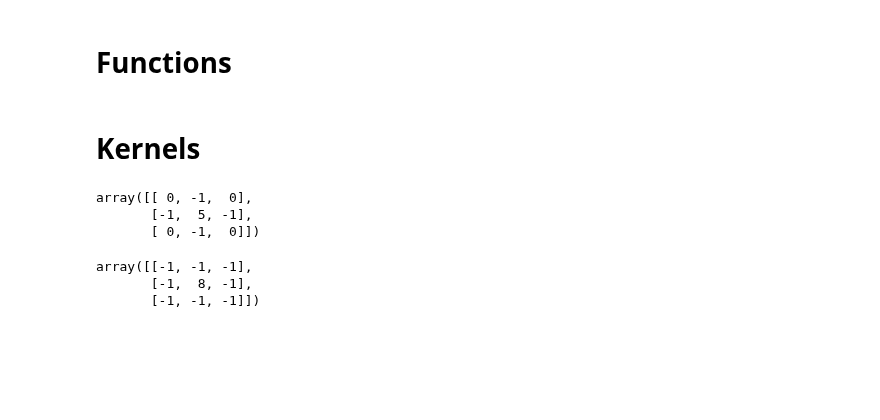
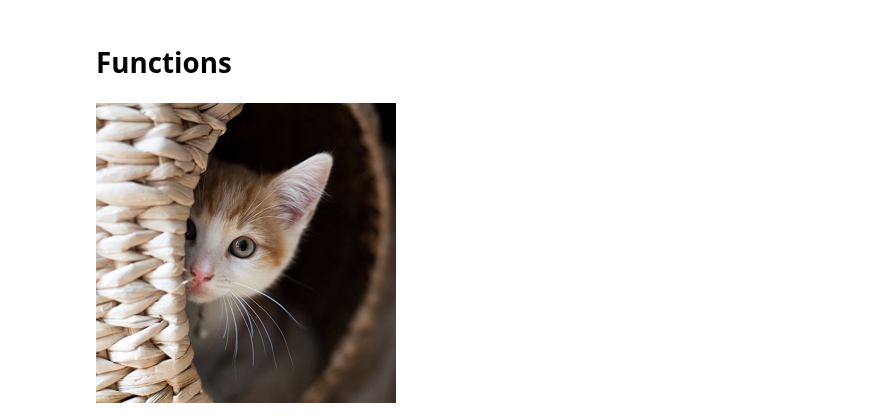
Before and after one commit to nockchun/rsnet, a Jupyter notebook: lecture_source/machine_learning/0104_image_processing.ipynb, the cells around one changed output. Saved outputs shown, nothing was run; the diff lists cells and outputs as text; code cells hidden in the pictures; blank space fills up the shorter version.

```diff
--- a/lecture_source/machine_learning/0104_image_processing.ipynb
+++ b/lecture_source/machine_learning/0104_image_processing.ipynb
@@ -73,2 +10,0 @@ def conv(image, kernel, stride):
-# %% [markdown]
-# Kernels
@@ -74,0 +13,6 @@ def conv(image, kernel, stride):
+# %%
+imgOrign = Image.open("resources/animal_cat.jpg")
+# %%
+display(imgOrign)
+# %% [output]
+[figure, added]
@@ -75,18 +37,6 @@ def conv(image, kernel, stride):
 # %%
-kernel_sharp = np.array([[0, -1, 0],
-                 [-1, 5, -1],
-                 [0, -1, 0]])
-kernel_sharp
+kernelSharpen = [
+    0, -1, 0,
+    -1, 5, -1,
+    0, -1, 0
+]
-# %% [output]
-array([[ 0, -1,  0],
-       [-1,  5, -1],
-       [ 0, -1,  0]])
-# %%
-kernel_edge = np.array([[-1, -1, -1],
-                 [-1, 8, -1],
-                 [-1, -1, -1]])
-kernel_edge
-# %% [output]
-array([[-1, -1, -1],
-       [-1,  8, -1],
-       [-1, -1, -1]])
```
Also changed, not shown: parts of 16 cells of this notebook, 3 other files.
